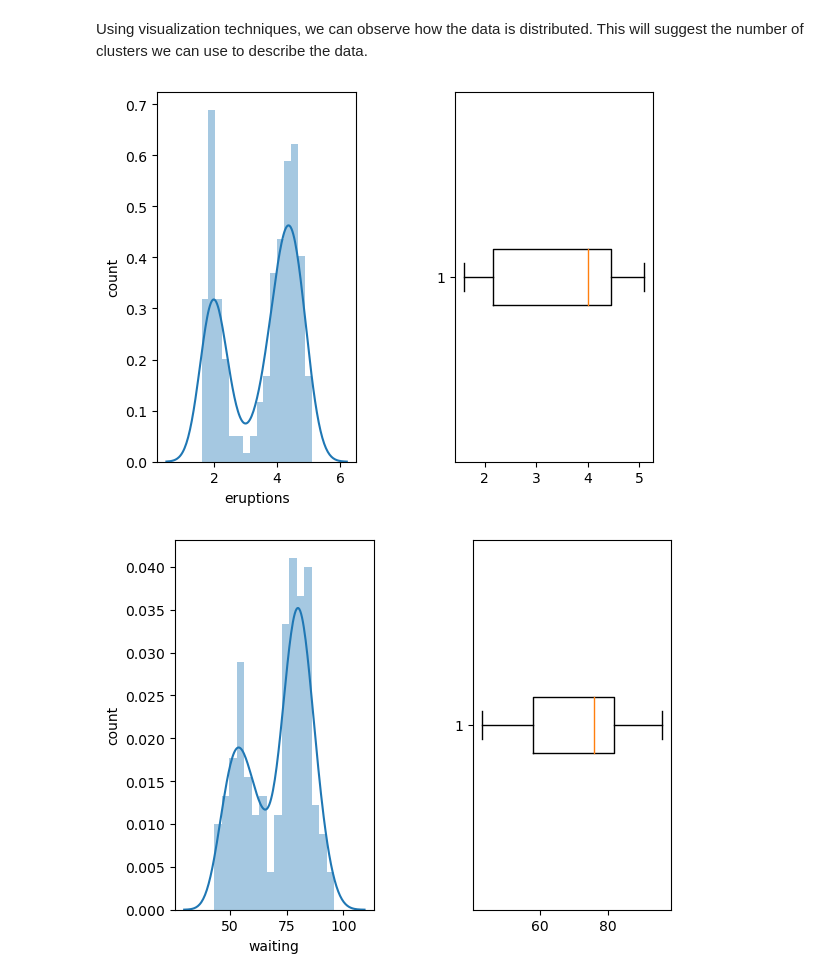
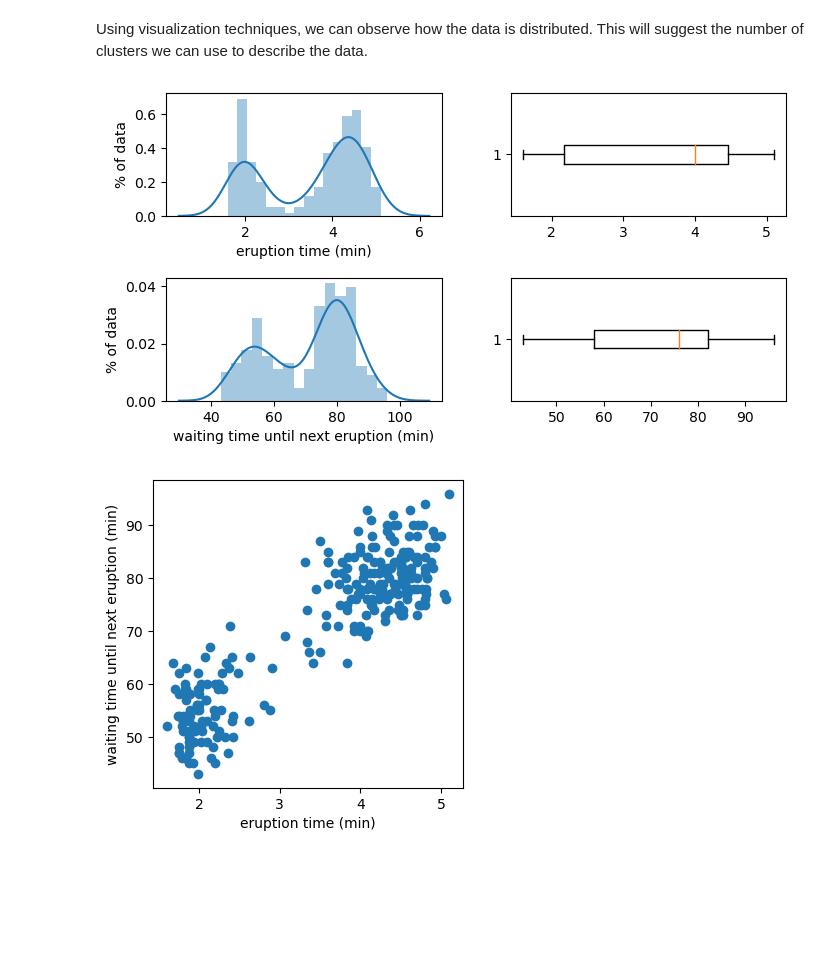
Before and after one commit to jkginfinite/teaching, a Jupyter notebook: Lectures/unsupervised_learning/GMM/GMM_notebook.ipynb, the cells around one changed output. Saved outputs shown, nothing was run; the diff lists cells and outputs as text; code cells hidden in the pictures; blank space fills up the shorter version.

```diff
--- a/Lectures/unsupervised_learning/GMM/GMM_notebook.ipynb
+++ b/Lectures/unsupervised_learning/GMM/GMM_notebook.ipynb
@@ -20,26 +27,36 @@ data
 # %% [markdown]
 Using visualization techniques, we can observe how the data is distributed. This will suggest the number of clusters we can use to describe the data.
-# %%
-import matplotlib.pyplot as plt
-import seaborn as sns
-import numpy as np
-
-
-def dual_plot(col):
-    plt.subplot(1,2,1)
-    sns.distplot(data[col],bins=int(np.sqrt(data[col].shape[0])))
-    plt.ylabel('count')
-    plt.xlabel(col)
-    plt.subplot(1,2,2)
-    plt.boxplot(data[col],vert=False)
-    plt.subplots_adjust(wspace=0.5)
-    plt.show()
-
-plt.subplot(2,1,1)
-dual_plot('eruptions')
-plt.subplot(2,1,2)
-dual_plot('waiting')
-# %% [output]
-[figure, removed]
-[figure, removed]
+# %%
+import matplotlib.pyplot as plt
+import seaborn as sns
+import numpy as np
+n = 4
+plt.figure(figsize=(2*n,n))
+plt.subplot(2,2,1)
+col = 'eruptions'
+sns.distplot(data[col],bins=int(np.sqrt(data[col].shape[0])))
+plt.ylabel('% of data')
+plt.xlabel('eruption time (min)')
+plt.subplot(2,2,2)
+plt.boxplot(data[col],vert=False)
+####
+plt.subplot(2,2,3)
+col = 'waiting'
+sns.distplot(data[col],bins=int(np.sqrt(data[col].shape[0])))
+plt.ylabel('% of data')
+plt.xlabel('waiting time until next eruption (min)')
+plt.subplot(2,2,4)
+plt.boxplot(data[col],vert=False)
+plt.subplots_adjust(hspace=0.5)
+plt.subplots_adjust(wspace=0.25)
+
+
+plt.figure(figsize=(n,n))
+plt.scatter(data['eruptions'],data['waiting'])
+plt.xlabel('eruption time (min)')
+plt.ylabel('waiting time until next eruption (min)')
+plt.show()
+# %% [output]
+[figure, added]
+[figure, added]
 # %%
```
Also changed, not shown: parts of 4 cells of this notebook, 1 other file.
